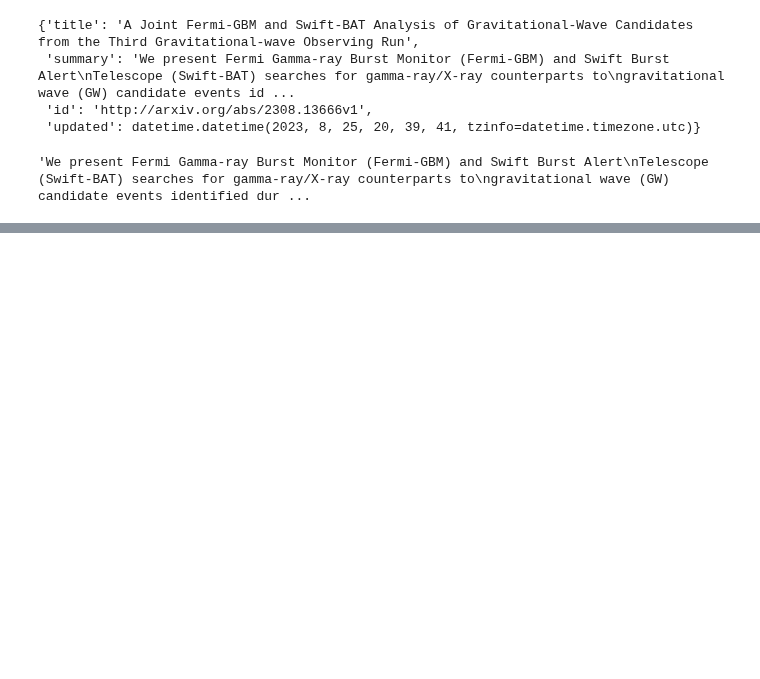
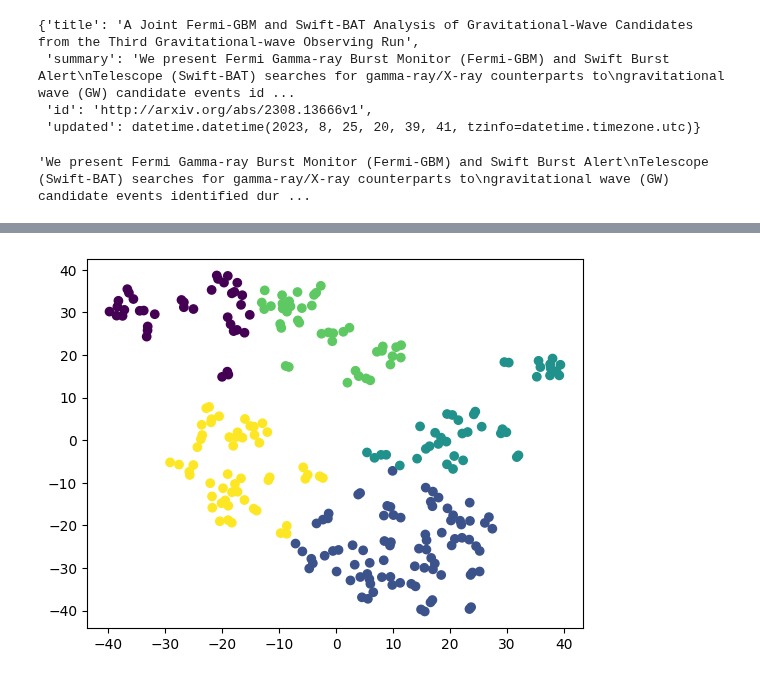
Before and after one commit to AlexandreAdam/Ai4phys_astroai_papers, a Jupyter notebook: sourceing_abstracts/getting_abstracts.ipynb, the cells around one changed output, grey strips where cells are left out. Drawn from its saved outputs; the diff is of its cells as text; code cells hidden in the pictures; blank space fills up the shorter version.

```diff
--- a/sourceing_abstracts/getting_abstracts.ipynb
+++ b/sourceing_abstracts/getting_abstracts.ipynb
@@ -154,0 +172,14 @@ embedding_vectors = np.load("embedding_vectors.npz")
+# %%
+from sklearn.cluster import KMeans, DBSCAN, OPTICS, AgglomerativeClustering
+
+def kmeans_plot(embedding_dataset, n_clusters=8, init="k-means++", n_init=10, max_iter=300, tol=0.0001, verbose=0, random_state=None, copy_x=True, algorithm="auto"):
+    kmeans = KMeans(n_clusters=n_clusters, init=init, n_init=n_init, max_iter=max_iter, tol=tol, verbose=verbose, random_state=random_state, copy_x=copy_x, algorithm=algorithm)
+    np.set_printoptions(suppress=True)
+    Y = kmeans.fit_predict(embedding_dataset)
+    plt.scatter(embedding_dataset[:, 0], embedding_dataset[:, 1], c=Y)
+    plt.show()
+    return Y
+
+cluster_label = kmeans_plot(projected_embedding, n_clusters=5)
+# %% [output]
+[figure, added]
```
Also changed, not shown: parts of 4 cells of this notebook, 1 other file.
